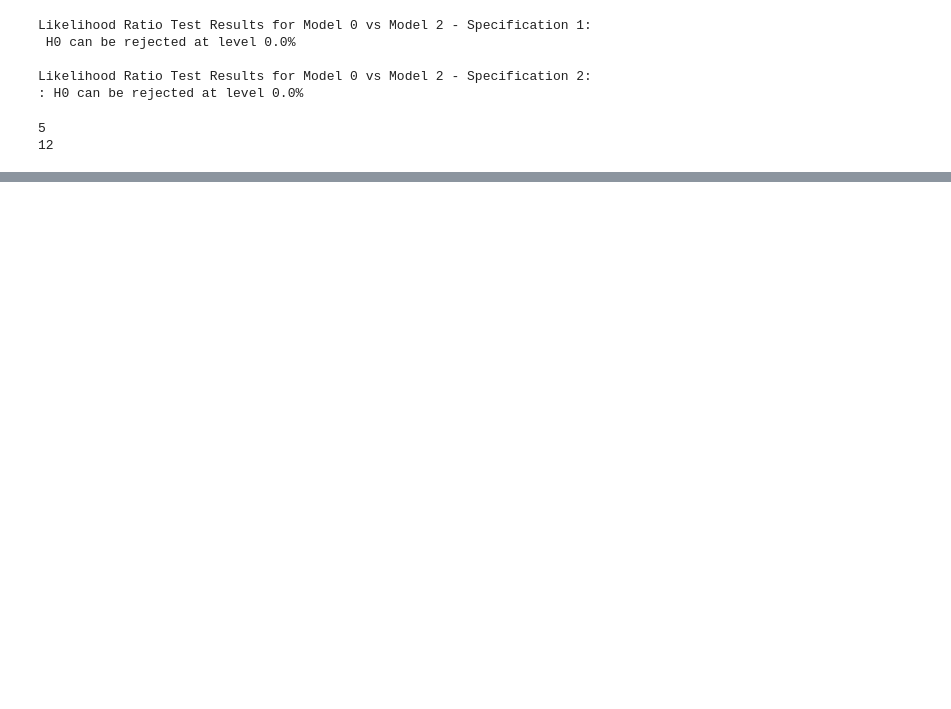
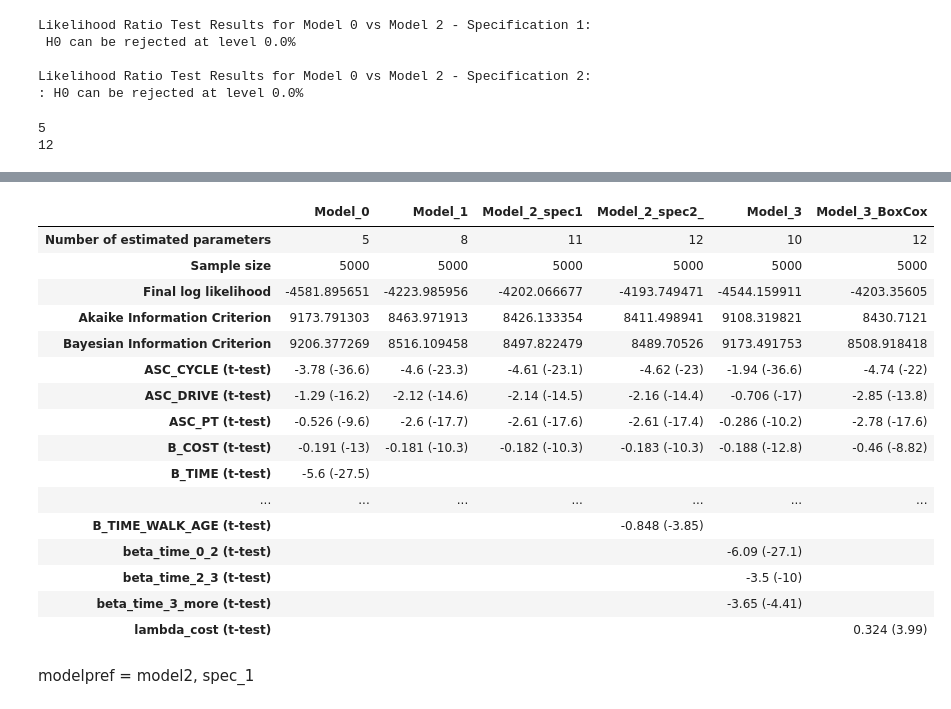
Before and after one commit to jayati-17/Discrete_choice_modelling, a Jupyter notebook: Models.ipynb, the cells around one changed output, grey strips where cells are left out. Cells and saved outputs as stored; diff of their text form; code cells hidden in the pictures; blank space fills up the shorter version.

```diff
--- a/Models.ipynb
+++ b/Models.ipynb
@@ -289,0 +426,37 @@ display(comparison_table)
+# %%
+# Box-Cox Transformation for costs
+lambda_cost = Beta('lambda_cost', 1, -10, 10, 0)
+boxcox_cost_transit = boxcox(cost_transit, lambda_cost)
+boxcox_cost_driving = boxcox(cost_driving, lambda_cost)
+
+# Define interaction terms between ASCs and age_scaled
+ASC_CYCLE_AGE = ASC_CYCLE + Beta('ASC_CYCLE_AGE', 0, None, None, 0) * age_scaled
+ASC_PT_AGE = ASC_PT + Beta('ASC_PT_AGE', 0, None, None, 0) * age_scaled
+ASC_DRIVE_AGE = ASC_DRIVE + Beta('ASC_DRIVE_AGE', 0, None, None, 0) * age_scaled
+
+# Utility functions with Box-Cox transformation
+V_WALK = B_TIME_WALK * dur_walking
+V_CYCLE = ASC_CYCLE_AGE + B_TIME_CYCLE * dur_cycling
+V_PT = ASC_PT_AGE + B_COST * boxcox_cost_transit + B_TIME_PT * dur_pt
+V_DRIVE = ASC_DRIVE_AGE + B_COST * boxcox_cost_driving + B_TIME_DRIVE * dur_driving
+
+# Specify the model with Box-Cox transformation
+model_3_boxcox = loglogit({1: V_WALK, 2: V_CYCLE, 3: V_PT, 4: V_DRIVE}, availability, travel_mode)
+
+# Create Biogeme object
+biogeme_model_3 = bio.BIOGEME(database, model_3_boxcox)
+biogeme_model_3.modelName = "Model_3_BoxCox"
+
+# Estimate Model 3
+results_model_3 = biogeme_model_3.estimate()
+
+# Log-likelihood and number of parameters for Model 3
+model_3_boxcox_loglike = results_model_3.data.logLike
+model_3_boxcox_numParam = results_model_3.get_estimated_parameters().shape[0]
+
+# Store results for comparison
+all_results['Model_3_BoxCox'] = results_model_3
+
+# Display results
+print("Estimation results for Model 3 (Box-Cox Transformation):")
+print(results_model_3.get_estimated_parameters())
@@ -289,0 +501,23 @@ display(comparison_table)
+# %%
+comparison_table, _ = compile_estimation_results(all_results)
+display(comparison_table)
+# %% [output]
+|  | Model_0 | Model_1 | Model_2_spec1 | Model_2_spec2_ | Model_3 | Model_3_BoxCox |
+| Number of estimated parameters | 5 | 8 | 11 | 12 | 10 | 12 |
+| Sample size | 5000 | 5000 | 5000 | 5000 | 5000 | 5000 |
+| Final log likelihood | -4581.895651 | -4223.985956 | -4202.066677 | -4193.749471 | -4544.159911 | -4203.35605 |
+| Akaike Information Criterion | 9173.791303 | 8463.971913 | 8426.133354 | 8411.498941 | 9108.319821 | 8430.7121 |
+| Bayesian Information Criterion | 9206.377269 | 8516.109458 | 8497.822479 | 8489.70526 | 9173.491753 | 8508.918418 |
+| ASC_CYCLE (t-test) | -3.78 (-36.6) | -4.6 (-23.3) | -4.61 (-23.1) | -4.62 (-23) | -1.94 (-36.6) | -4.74 (-22) |
+| ASC_DRIVE (t-test) | -1.29 (-16.2) | -2.12 (-14.6) | -2.14 (-14.5) | -2.16 (-14.4) | -0.706 (-17) | -2.85 (-13.8) |
+| ASC_PT (t-test) | -0.526 (-9.6) | -2.6 (-17.7) | -2.61 (-17.6) | -2.61 (-17.4) | -0.286 (-10.2) | -2.78 (-17.6) |
+| B_COST (t-test) | -0.191 (-13) | -0.181 (-10.3) | -0.182 (-10.3) | -0.183 (-10.3) | -0.188 (-12.8) | -0.46 (-8.82) |
+| B_TIME (t-test) | -5.6 (-27.5) |  |  |  |  |  |
+| ... | ... | ... | ... | ... | ... | ... |
+| B_TIME_WALK_AGE (t-test) |  |  |  | -0.848 (-3.85) |  |  |
+| beta_time_0_2 (t-test) |  |  |  |  | -6.09 (-27.1) |  |
+| beta_time_2_3 (t-test) |  |  |  |  | -3.5 (-10) |  |
+| beta_time_3_more (t-test) |  |  |  |  | -3.65 (-4.41) |  |
+| lambda_cost (t-test) |  |  |  |  |  | 0.324 (3.99) |
+# %% [markdown]
+modelpref = model2, spec_1
```
Also changed, not shown: parts of 27 cells of this notebook.
